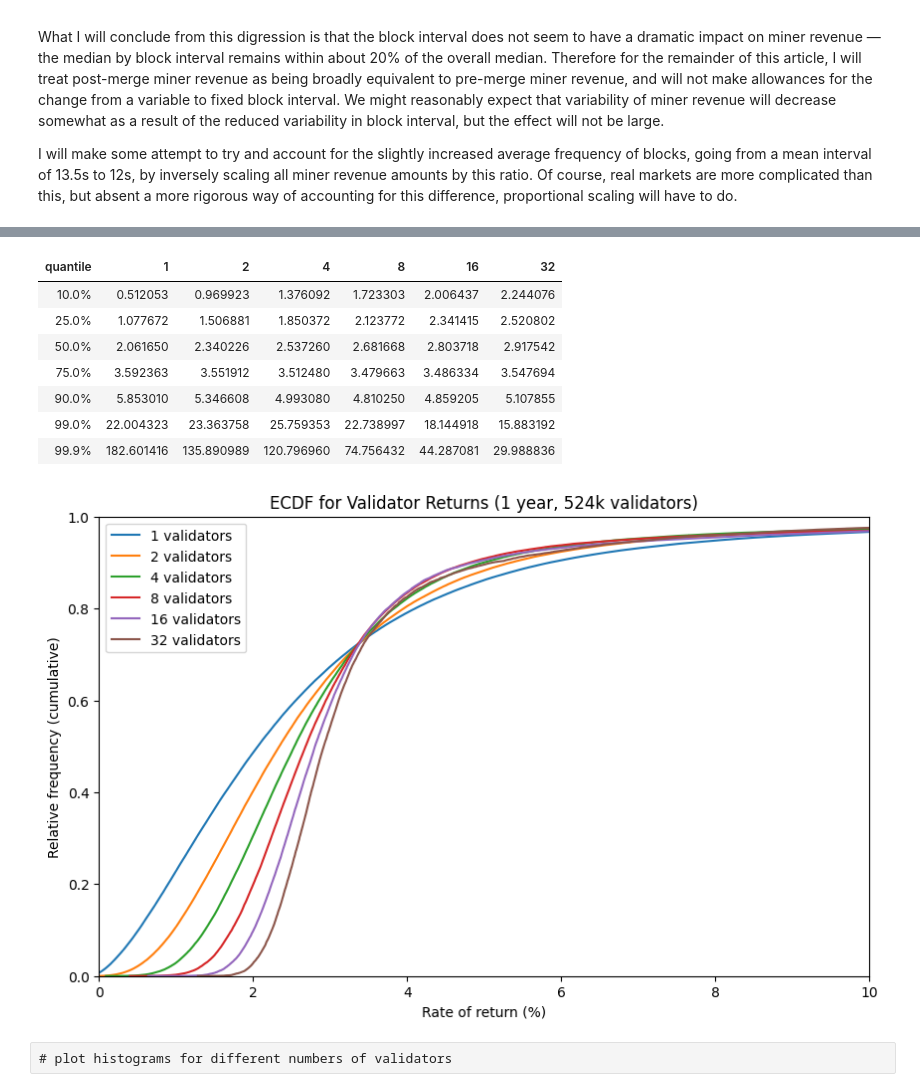
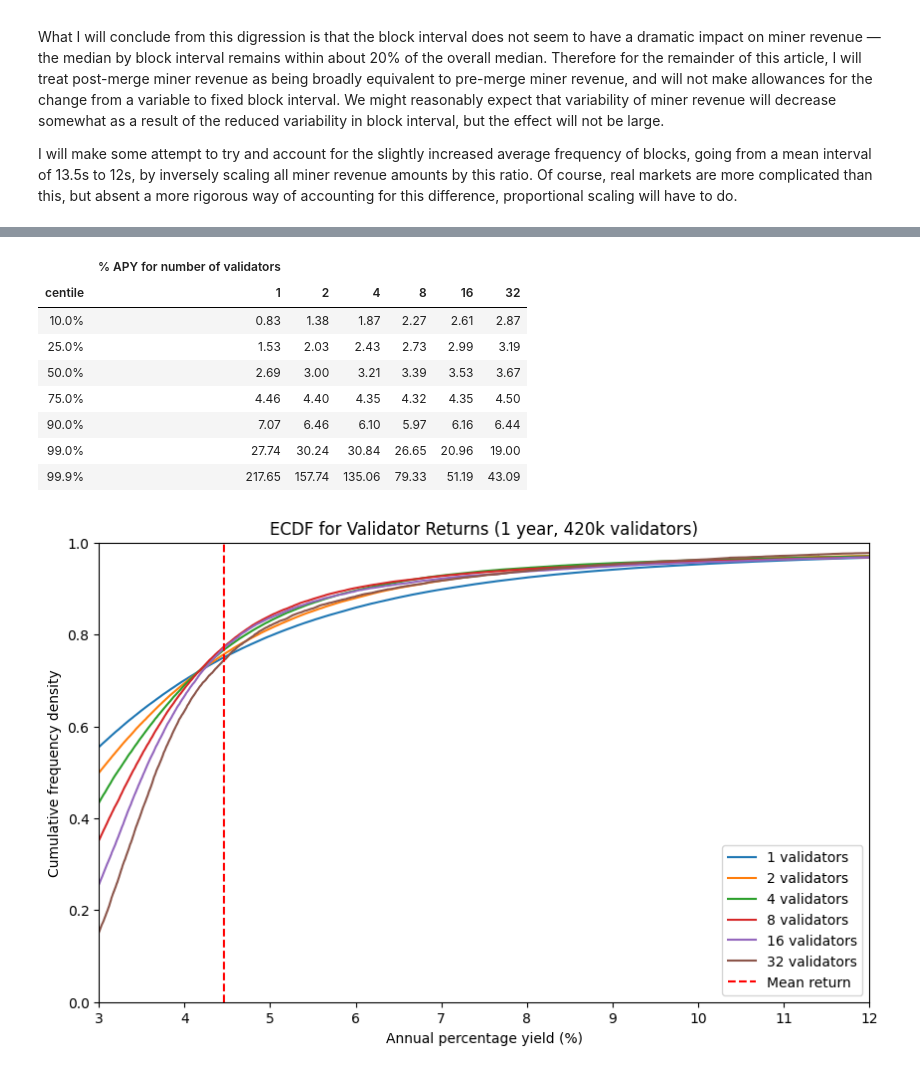
Before and after one commit to pintail-xyz/post-merge-mev, a Jupyter notebook: model-post-merge-returns.ipynb, the cells around one changed output, grey strips where cells are left out. Drawn from its saved outputs; the diff is of its cells as text; code cells hidden in the pictures.

```diff
--- a/model-post-merge-returns.ipynb
+++ b/model-post-merge-returns.ipynb
@@ -429,45 +620,56 @@ table[['centile', 'return']].style.hide().format(
 # %%
-def sumlists(l):
-    return sum([item for sublist in l for item in sublist])
-
 rtns = []
 ecdfs = []
 for e in range(6):
     rtns.append(pd.Series([
-        100 * sumlists(validators[i:i+2**e]) / (32 * 2**e)
+        100 * sum(validators[i:i+2**e]) / (32 * 2**e)
         for i in range(0, num_validators, 2**e)
     ]))
     ecdfs.append(
         rtns[-1].value_counts().sort_index().cumsum() * 2**e / num_validators
     )
 
+mean_return = 100 * sum(validators) / (32 * len(validators))
+
 fig, ax = plt.subplots(figsize=(10, 6))
 for e in range(6):
     ecdfs[e].plot(ax=ax, label=f'{2**e} validators')
 
-ax.set_xlim(0,10)
+ax.set_xlim(3,12)
 ax.set_ylim(0,1)
-ax.set_title("ECDF for Validator Returns (1 year, 524k validators)")
-ax.set_xlabel("Rate of return (%)")
-ax.set_ylabel("Relative frequency (cumulative)")
+ax.set_title("ECDF for Validator Returns (1 year, 420k validators)")
+ax.set_xlabel("Annual percentage yield (%)")
+ax.set_ylabel("Cumulative frequency density")
+ax.axvline(mean_return, color='r', linestyle='dashed', label='Mean return')
 ax.legend();
 
 quantiles = [0.1, 0.25, 0.5, 0.75, 0.9, 0.99, 0.999]
 
 table = pd.DataFrame({'quantile': [100 * q for q in quantiles]})
 for e in range(6):
-    table[2**e] = [ecdfs[e][ecdfs[e].ge(q)].index[0] for q in quantiles]
+    table[2**e] = [
+        ecdfs[e][ecdfs[e].ge(q)].index[0] for q in quantiles
+    ]
 
-table.style.hide().format({'quantile': '{:.1f}%'})
+cols = [('','centile')] + [
+    ('% APY for number of validators', 2**e) for e in range(6)
+]
+fmts = ['{:.1f}%'] + ['{:.2f}'] * 6
+col_formats = {c: f for c, f in zip(cols, fmts)}
+table.columns = pd.MultiIndex.from_tuples(cols)
+display(
+    table.style.set_table_styles(
+        [dict(selector='th', props=[('text-align', 'center')])]
+    ).hide(axis='index').format(col_formats)
+)
 # %% [output]
-| quantile | 1 | 2 | 4 | 8 | 16 | 32 |
-| 10.0% | 0.512053 | 0.969923 | 1.376092 | 1.723303 | 2.006437 | 2.244076 |
-| 25.0% | 1.077672 | 1.506881 | 1.850372 | 2.123772 | 2.341415 | 2.520802 |
-| 50.0% | 2.061650 | 2.340226 | 2.537260 | 2.681668 | 2.803718 | 2.917542 |
-| 75.0% | 3.592363 | 3.551912 | 3.512480 | 3.479663 | 3.486334 | 3.547694 |
-| 90.0% | 5.853010 | 5.346608 | 4.993080 | 4.810250 | 4.859205 | 5.107855 |
-| 99.0% | 22.004323 | 23.363758 | 25.759353 | 22.738997 | 18.144918 | 15.883192 |
-| 99.9% | 182.601416 | 135.890989 | 120.796960 | 74.756432 | 44.287081 | 29.988836 |
+|  | % APY for number of validators |  |  |  |  |  |
+| centile | 1 | 2 | 4 | 8 | 16 | 32 |
+| 10.0% | 0.83 | 1.38 | 1.87 | 2.27 | 2.61 | 2.87 |
+| 25.0% | 1.53 | 2.03 | 2.43 | 2.73 | 2.99 | 3.19 |
+| 50.0% | 2.69 | 3.00 | 3.21 | 3.39 | 3.53 | 3.67 |
+| 75.0% | 4.46 | 4.40 | 4.35 | 4.32 | 4.35 | 4.50 |
+| 90.0% | 7.07 | 6.46 | 6.10 | 5.97 | 6.16 | 6.44 |
+| 99.0% | 27.74 | 30.24 | 30.84 | 26.65 | 20.96 | 19.00 |
+| 99.9% | 217.65 | 157.74 | 135.06 | 79.33 | 51.19 | 43.09 |
-[figure, old version]
+[figure, new version]
-# %% [raw]
-# plot histograms for different numbers of validators
```
Also changed, not shown: parts of 33 cells of this notebook.
